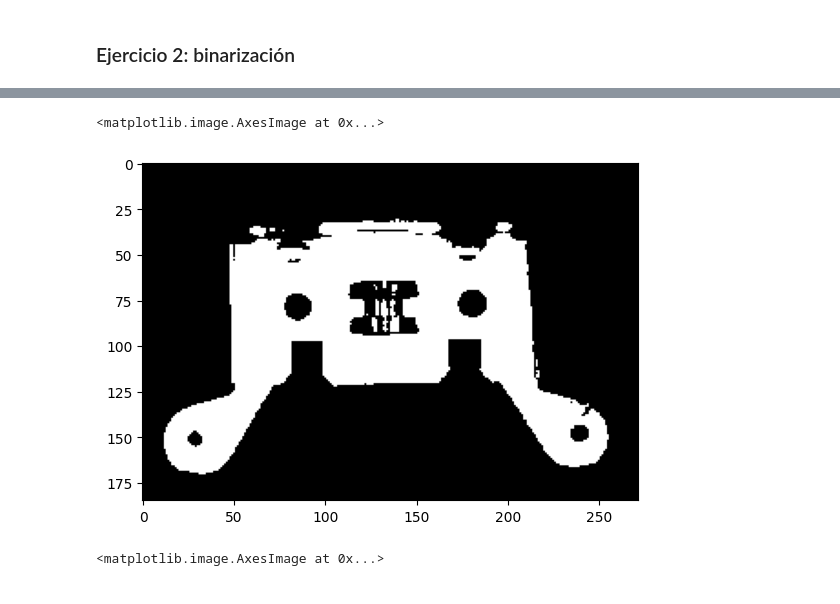
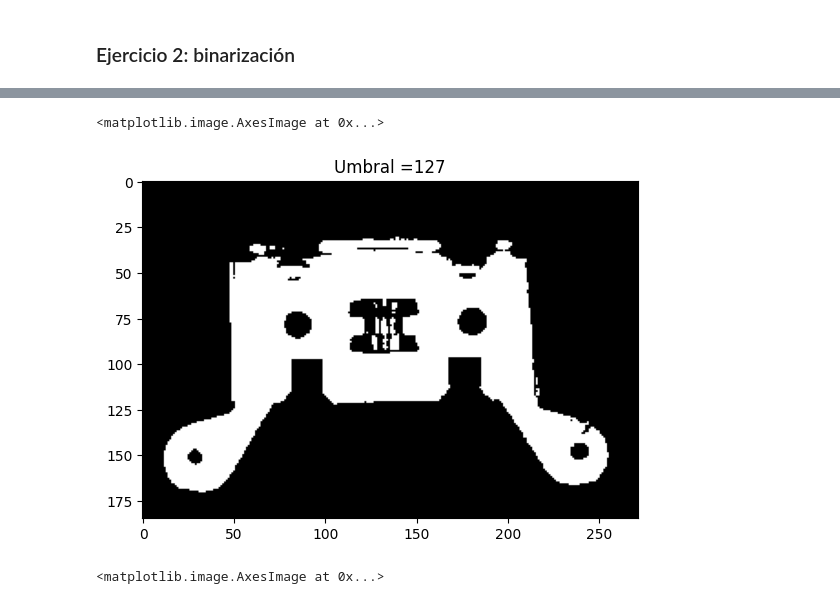
Before and after one commit to cae1000/Trabajos-Vision, a Jupyter notebook: Laboratorio 1/Practica_Lab1.ipynb, the cells around one changed output, grey strips where cells are left out. Saved outputs shown, nothing was run; the diff lists cells and outputs as text; code cells hidden in the pictures.

```diff
--- a/Laboratorio 1/Practica_Lab1.ipynb
+++ b/Laboratorio 1/Practica_Lab1.ipynb
@@ -155,8 +157,9 @@ plt.imshow(piezametalica_binarizada[:,:,::-1])
 # %%
 umbral = 127  # Valor de umbral
 _, piezametalica_binarizada = cv2.threshold(piezametalica, umbral, 255, cv2.THRESH_BINARY)
+plt.title("Umbral ="+str(umbral))
 plt.imshow(piezametalica_binarizada[:,:,::-1])
 # %% [output]
 <matplotlib.image.AxesImage at 0x...>
-[figure, old version]
+[figure, new version]
 # %%
```
Also changed, not shown: parts of 4 cells of this notebook.
